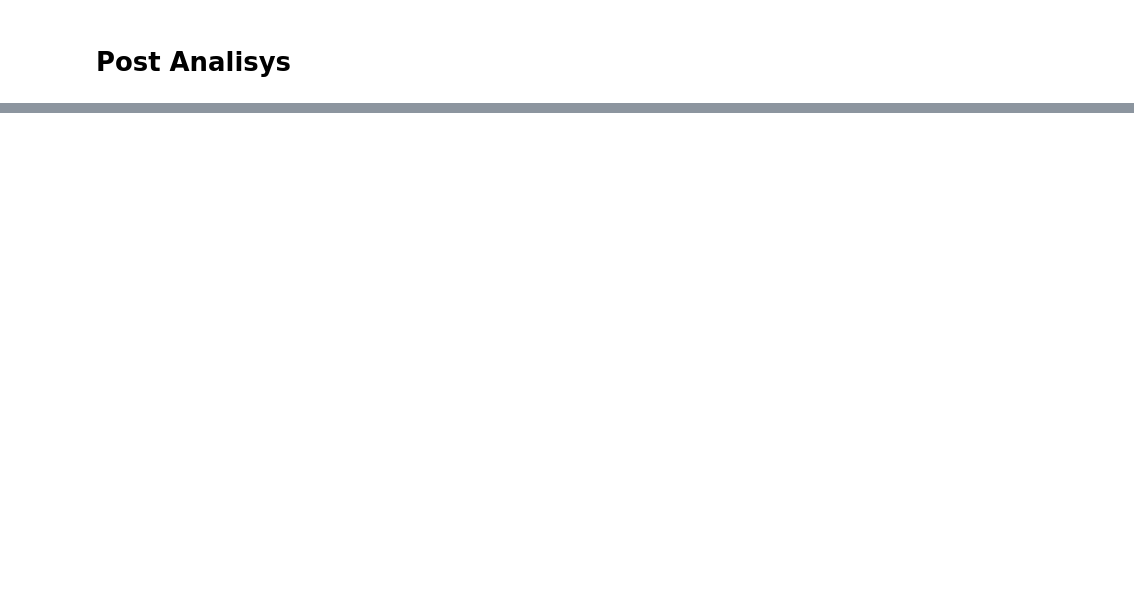
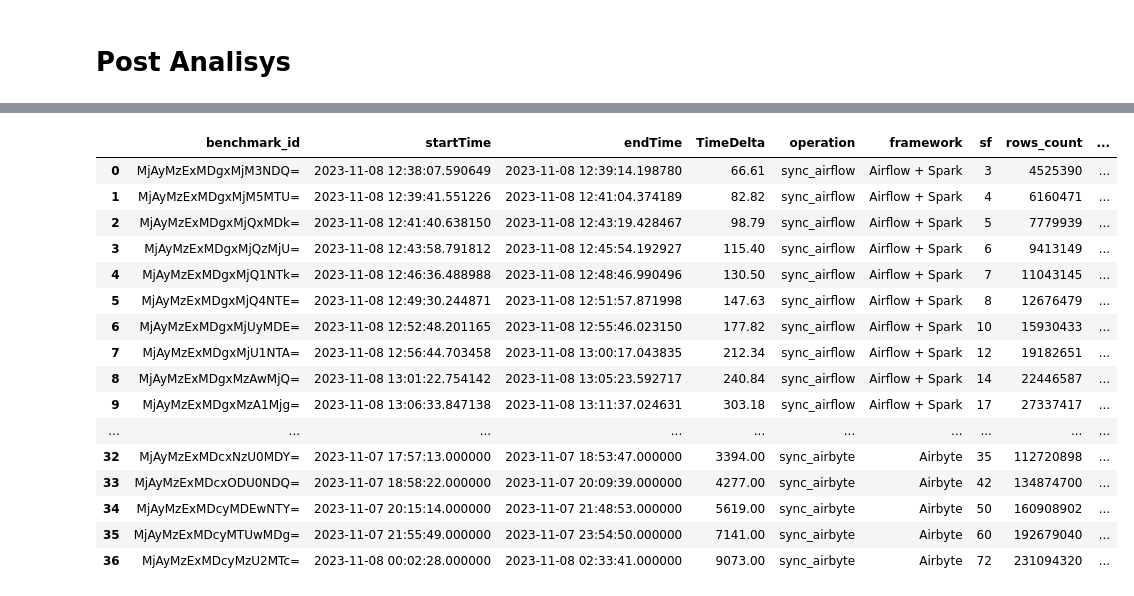
Before and after one commit to bombermal/TCC, a Jupyter notebook: Monitoring_VM/Retrieve/pre_analisys.ipynb, the cells around one changed output, grey strips where cells are left out. Cells and saved outputs as stored; diff of their text form; code cells hidden in the pictures; blank space fills up the shorter version.

```diff
--- a/Monitoring_VM/Retrieve/pre_analisys.ipynb
+++ b/Monitoring_VM/Retrieve/pre_analisys.ipynb
@@ -239,3 +240,23 @@ status_fixed_time.tail(3)
+# %%
+status_fixed_time
+# %% [output]
+|  | benchmark_id | startTime | endTime | TimeDelta | operation | framework | sf | rows_count | ... |
+| 0 | MjAyMzExMDgxMjM3NDQ= | 2023-11-08 12:38:07.590649 | 2023-11-08 12:39:14.198780 | 66.61 | sync_airflow | Airflow + Spark | 3 | 4525390 | ... |
+| 1 | MjAyMzExMDgxMjM5MTU= | 2023-11-08 12:39:41.551226 | 2023-11-08 12:41:04.374189 | 82.82 | sync_airflow | Airflow + Spark | 4 | 6160471 | ... |
+| 2 | MjAyMzExMDgxMjQxMDk= | 2023-11-08 12:41:40.638150 | 2023-11-08 12:43:19.428467 | 98.79 | sync_airflow | Airflow + Spark | 5 | 7779939 | ... |
+| 3 | MjAyMzExMDgxMjQzMjU= | 2023-11-08 12:43:58.791812 | 2023-11-08 12:45:54.192927 | 115.40 | sync_airflow | Airflow + Spark | 6 | 9413149 | ... |
+| 4 | MjAyMzExMDgxMjQ1NTk= | 2023-11-08 12:46:36.488988 | 2023-11-08 12:48:46.990496 | 130.50 | sync_airflow | Airflow + Spark | 7 | 11043145 | ... |
+| 5 | MjAyMzExMDgxMjQ4NTE= | 2023-11-08 12:49:30.244871 | 2023-11-08 12:51:57.871998 | 147.63 | sync_airflow | Airflow + Spark | 8 | 12676479 | ... |
+| 6 | MjAyMzExMDgxMjUyMDE= | 2023-11-08 12:52:48.201165 | 2023-11-08 12:55:46.023150 | 177.82 | sync_airflow | Airflow + Spark | 10 | 15930433 | ... |
+| 7 | MjAyMzExMDgxMjU1NTA= | 2023-11-08 12:56:44.703458 | 2023-11-08 13:00:17.043835 | 212.34 | sync_airflow | Airflow + Spark | 12 | 19182651 | ... |
+| 8 | MjAyMzExMDgxMzAwMjQ= | 2023-11-08 13:01:22.754142 | 2023-11-08 13:05:23.592717 | 240.84 | sync_airflow | Airflow + Spark | 14 | 22446587 | ... |
+| 9 | MjAyMzExMDgxMzA1Mjg= | 2023-11-08 13:06:33.847138 | 2023-11-08 13:11:37.024631 | 303.18 | sync_airflow | Airflow + Spark | 17 | 27337417 | ... |
+| ... | ... | ... | ... | ... | ... | ... | ... | ... | ... |
+| 32 | MjAyMzExMDcxNzU0MDY= | 2023-11-07 17:57:13.000000 | 2023-11-07 18:53:47.000000 | 3394.00 | sync_airbyte | Airbyte | 35 | 112720898 | ... |
+| 33 | MjAyMzExMDcxODU0NDQ= | 2023-11-07 18:58:22.000000 | 2023-11-07 20:09:39.000000 | 4277.00 | sync_airbyte | Airbyte | 42 | 134874700 | ... |
+| 34 | MjAyMzExMDcyMDEwNTY= | 2023-11-07 20:15:14.000000 | 2023-11-07 21:48:53.000000 | 5619.00 | sync_airbyte | Airbyte | 50 | 160908902 | ... |
+| 35 | MjAyMzExMDcyMTUwMDg= | 2023-11-07 21:55:49.000000 | 2023-11-07 23:54:50.000000 | 7141.00 | sync_airbyte | Airbyte | 60 | 192679040 | ... |
+| 36 | MjAyMzExMDcyMzU2MTc= | 2023-11-08 00:02:28.000000 | 2023-11-08 02:33:41.000000 | 9073.00 | sync_airbyte | Airbyte | 72 | 231094320 | ... |
 # %%
 def return_metrics(query, start_time, end_time):
     metric = prom.custom_query_range(
```
Also changed, not shown: parts of 7 cells of this notebook, 5 other files.
